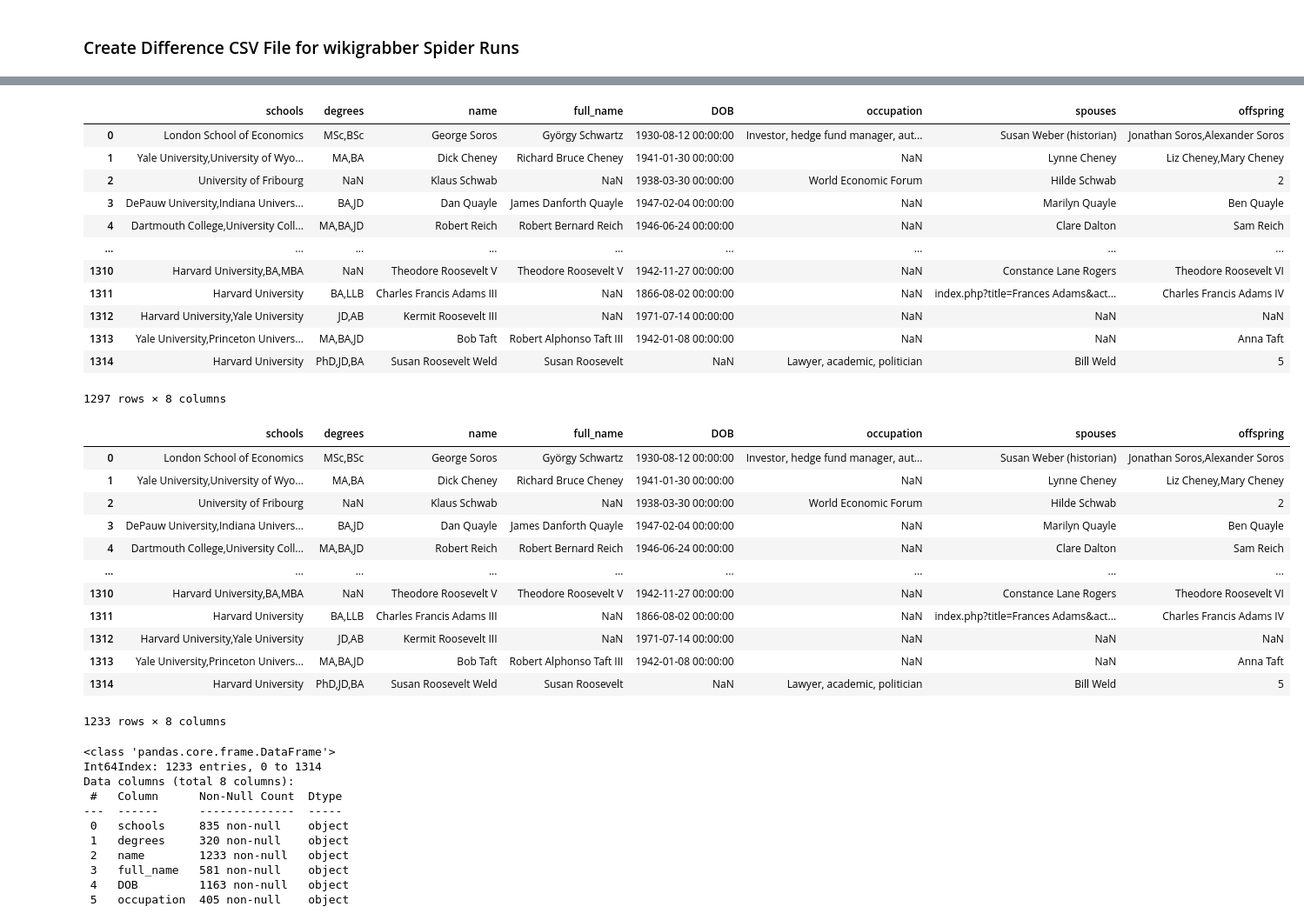
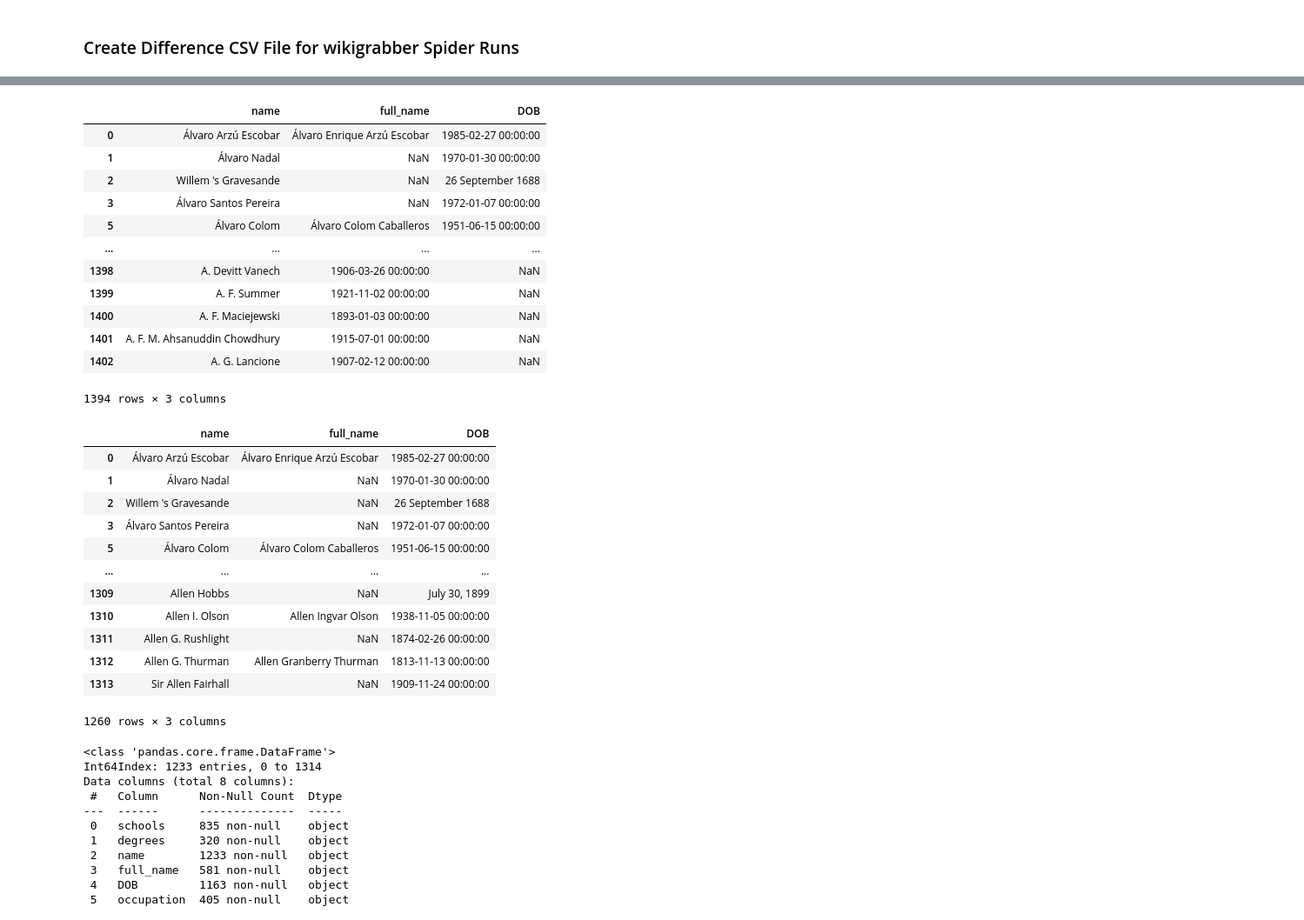
Before and after one commit to TrellixVulnTeam/Regis_Practicum_RIRQ, a Jupyter notebook: people_notebook.ipynb, the cells around one changed output, grey strips where cells are left out. Shown at 87% size. Drawn from its saved outputs; the diff is of its cells as text; code cells hidden in the pictures.

```diff
--- a/people_notebook.ipynb
+++ b/people_notebook.ipynb
@@ -151,4 +129,4 @@ clean_df(df, 'wikigrabber/all_people.csv')
 # %%
-df = pd.read_csv('wikicrawler/people_data_temp.csv')
+df = pd.read_csv('wikicrawler/people_dob.csv')
 df
 # %% [output]
@@ -186,38 +159,39 @@ memory usage: 82.3+ KB
 # %%
+# Delete blank records
 df_full = df.dropna(how='all')
 df_full
 # %% [output]
-|  | schools | degrees | name | full_name | DOB | occupation | spouses | offspring |
-| 0 | London School of Economics | MSc,BSc | George Soros | György Schwartz | 1930-08-12 00:00:00 | Investor, hedge fund manager, aut... | Susan Weber (historian) | Jonathan Soros,Alexander Soros |
-| 1 | Yale University,University of Wyo... | MA,BA | Dick Cheney | Richard Bruce Cheney | 1941-01-30 00:00:00 | NaN | Lynne Cheney | Liz Cheney,Mary Cheney |
-| 2 | University of Fribourg | NaN | Klaus Schwab | NaN | 1938-03-30 00:00:00 | World Economic Forum | Hilde Schwab | 2 |
-| 3 | DePauw University,Indiana Univers... | BA,JD | Dan Quayle | James Danforth Quayle | 1947-02-04 00:00:00 | NaN | Marilyn Quayle | Ben Quayle |
-| 4 | Dartmouth College,University Coll... | MA,BA,JD | Robert Reich | Robert Bernard Reich | 1946-06-24 00:00:00 | NaN | Clare Dalton | Sam Reich |
-| ... | ... | ... | ... | ... | ... | ... | ... | ... |
-| 1310 | Harvard University,BA,MBA | NaN | Theodore Roosevelt V | Theodore Roosevelt V | 1942-11-27 00:00:00 | NaN | Constance Lane Rogers | Theodore Roosevelt VI |
-| 1311 | Harvard University | BA,LLB | Charles Francis Adams III | NaN | 1866-08-02 00:00:00 | NaN | index.php?title=Frances Adams&act... | Charles Francis Adams IV |
-| 1312 | Harvard University,Yale University | JD,AB | Kermit Roosevelt III | NaN | 1971-07-14 00:00:00 | NaN | NaN | NaN |
-| 1313 | Yale University,Princeton Univers... | MA,BA,JD | Bob Taft | Robert Alphonso Taft III | 1942-01-08 00:00:00 | NaN | NaN | Anna Taft |
-| 1314 | Harvard University | PhD,JD,BA | Susan Roosevelt Weld | Susan Roosevelt | NaN | Lawyer, academic, politician | Bill Weld | 5 |
+|  | name | full_name | DOB |
+| 0 | Álvaro Arzú Escobar | Álvaro Enrique Arzú Escobar | 1985-02-27 00:00:00 |
+| 1 | Álvaro Nadal | NaN | 1970-01-30 00:00:00 |
+| 2 | Willem 's Gravesande | NaN | 26 September 1688 |
+| 3 | Álvaro Santos Pereira | NaN | 1972-01-07 00:00:00 |
+| 5 | Álvaro Colom | Álvaro Colom Caballeros | 1951-06-15 00:00:00 |
+| ... | ... | ... | ... |
+| 1398 | A. Devitt Vanech | 1906-03-26 00:00:00 | NaN |
+| 1399 | A. F. Summer | 1921-11-02 00:00:00 | NaN |
+| 1400 | A. F. Maciejewski | 1893-01-03 00:00:00 | NaN |
+| 1401 | A. F. M. Ahsanuddin Chowdhury | 1915-07-01 00:00:00 | NaN |
+| 1402 | A. G. Lancione | 1907-02-12 00:00:00 | NaN |
-1297 rows × 8 columns
+1394 rows × 3 columns
 # %%
 # Drop all rows without a name
-df_all_names = df_full.dropna(subset=['name'])
+df_all_names = df_full.dropna(subset=['DOB'])
 df_all_names
 # %% [output]
-|  | schools | degrees | name | full_name | DOB | occupation | spouses | offspring |
-| 0 | London School of Economics | MSc,BSc | George Soros | György Schwartz | 1930-08-12 00:00:00 | Investor, hedge fund manager, aut... | Susan Weber (historian) | Jonathan Soros,Alexander Soros |
-| 1 | Yale University,University of Wyo... | MA,BA | Dick Cheney | Richard Bruce Cheney | 1941-01-30 00:00:00 | NaN | Lynne Cheney | Liz Cheney,Mary Cheney |
-| 2 | University of Fribourg | NaN | Klaus Schwab | NaN | 1938-03-30 00:00:00 | World Economic Forum | Hilde Schwab | 2 |
-| 3 | DePauw University,Indiana Univers... | BA,JD | Dan Quayle | James Danforth Quayle | 1947-02-04 00:00:00 | NaN | Marilyn Quayle | Ben Quayle |
-| 4 | Dartmouth College,University Coll... | MA,BA,JD | Robert Reich | Robert Bernard Reich | 1946-06-24 00:00:00 | NaN | Clare Dalton | Sam Reich |
-| ... | ... | ... | ... | ... | ... | ... | ... | ... |
-| 1310 | Harvard University,BA,MBA | NaN | Theodore Roosevelt V | Theodore Roosevelt V | 1942-11-27 00:00:00 | NaN | Constance Lane Rogers | Theodore Roosevelt VI |
-| 1311 | Harvard University | BA,LLB | Charles Francis Adams III | NaN | 1866-08-02 00:00:00 | NaN | index.php?title=Frances Adams&act... | Charles Francis Adams IV |
-| 1312 | Harvard University,Yale University | JD,AB | Kermit Roosevelt III | NaN | 1971-07-14 00:00:00 | NaN | NaN | NaN |
-| 1313 | Yale University,Princeton Univers... | MA,BA,JD | Bob Taft | Robert Alphonso Taft III | 1942-01-08 00:00:00 | NaN | NaN | Anna Taft |
-| 1314 | Harvard University | PhD,JD,BA | Susan Roosevelt Weld | Susan Roosevelt | NaN | Lawyer, academic, politician | Bill Weld | 5 |
+|  | name | full_name | DOB |
+| 0 | Álvaro Arzú Escobar | Álvaro Enrique Arzú Escobar | 1985-02-27 00:00:00 |
+| 1 | Álvaro Nadal | NaN | 1970-01-30 00:00:00 |
+| 2 | Willem 's Gravesande | NaN | 26 September 1688 |
+| 3 | Álvaro Santos Pereira | NaN | 1972-01-07 00:00:00 |
+| 5 | Álvaro Colom | Álvaro Colom Caballeros | 1951-06-15 00:00:00 |
+| ... | ... | ... | ... |
+| 1309 | Allen Hobbs | NaN | July 30, 1899 |
+| 1310 | Allen I. Olson | Allen Ingvar Olson | 1938-11-05 00:00:00 |
+| 1311 | Allen G. Rushlight | NaN | 1874-02-26 00:00:00 |
+| 1312 | Allen G. Thurman | Allen Granberry Thurman | 1813-11-13 00:00:00 |
+| 1313 | Sir Allen Fairhall | NaN | 1909-11-24 00:00:00 |
-1233 rows × 8 columns
+1260 rows × 3 columns
 # %%
 df_all_names.info()
 # %% [output]
```
Also changed, not shown: parts of 10 cells of this notebook, 3 other files.
